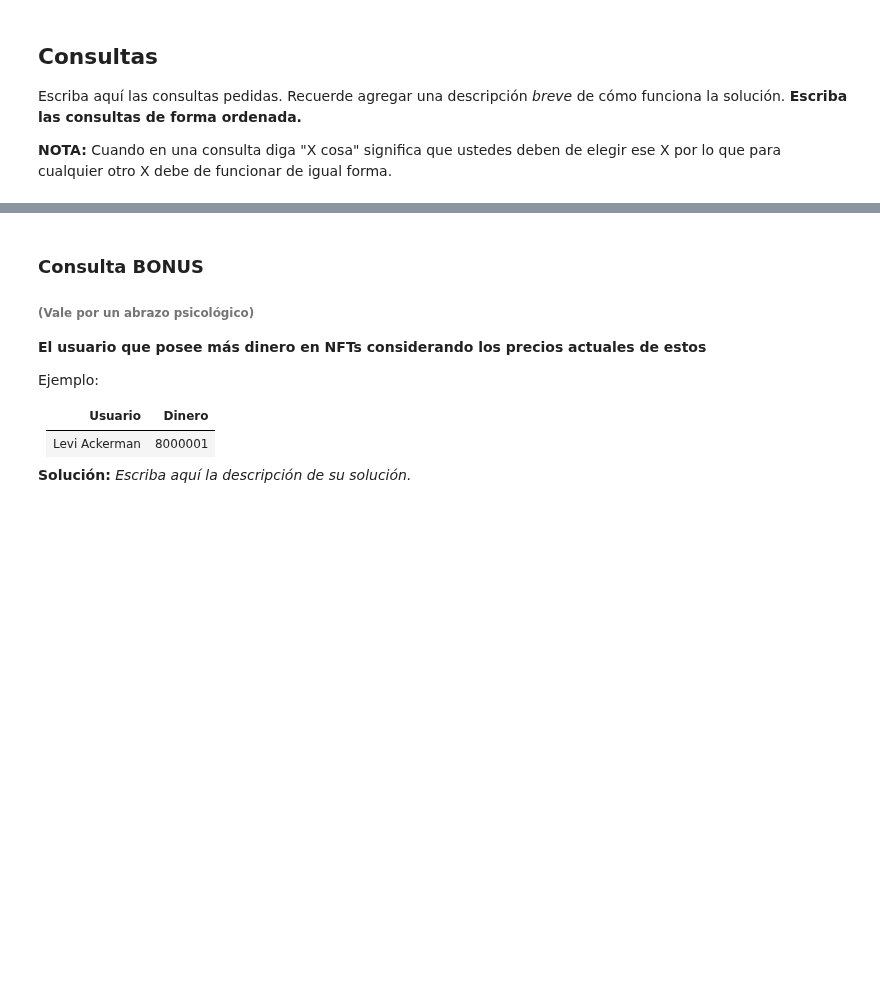
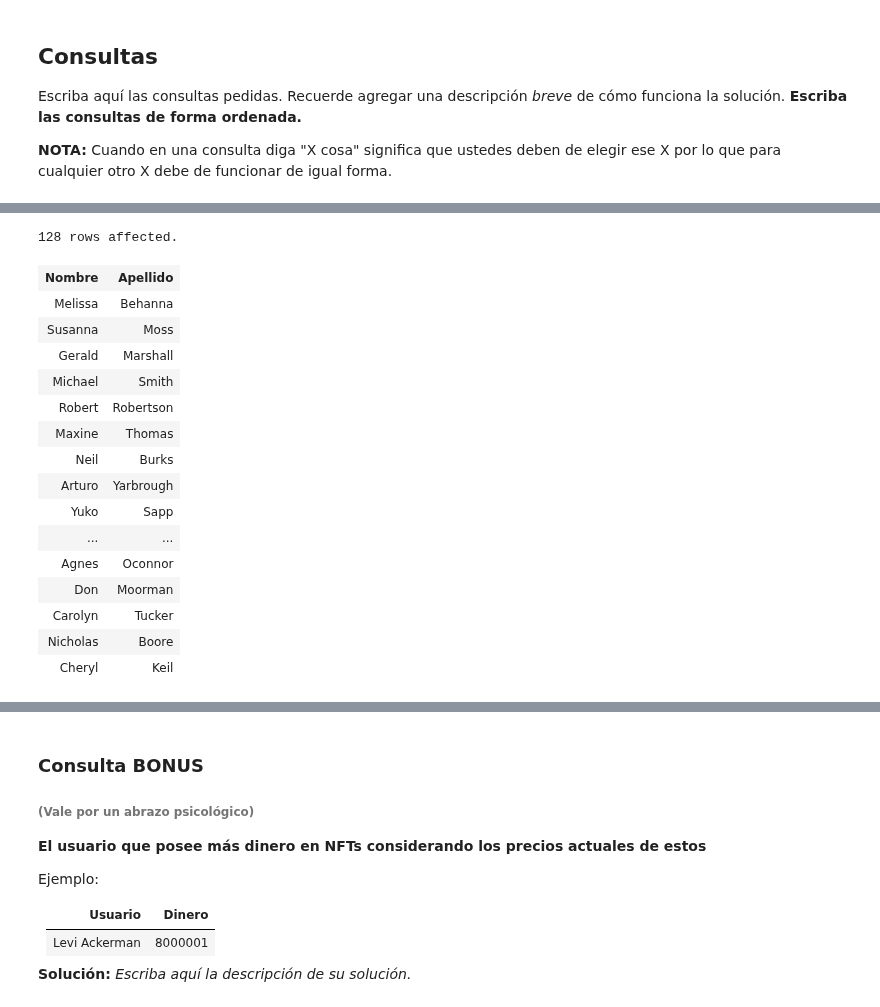
Before and after one commit to cristobalP02/tareas_BaseDeDatos, a Jupyter notebook: Tarea1_Grupo17.ipynb, the cells around one changed output, grey strips where cells are left out. Cells and saved outputs as stored; diff of their text form; code cells hidden in the pictures; blank space fills up the shorter version.

```diff
--- a/Tarea1_Grupo17.ipynb
+++ b/Tarea1_Grupo17.ipynb
@@ -526,0 +479,28 @@ WHERE
+# %%
+%%sql
+SELECT
+    Usuarios.nombre AS "Nombre", Usuarios.apellido AS "Apellido"
+FROM
+    Usuarios LEFT JOIN Usuario_tiene_NFT
+ON
+    Usuarios.ID_usuario = Usuario_tiene_NFT.id_usuario
+WHERE
+    Usuario_tiene_NFT.id_usuario IS NULL;
+# %% [output]
+128 rows affected.
+| Nombre | Apellido |
+| Melissa | Behanna |
+| Susanna | Moss |
+| Gerald | Marshall |
+| Michael | Smith |
+| Robert | Robertson |
+| Maxine | Thomas |
+| Neil | Burks |
+| Arturo | Yarbrough |
+| Yuko | Sapp |
+| ... | ... |
+| Agnes | Oconnor |
+| Don | Moorman |
+| Carolyn | Tucker |
+| Nicholas | Boore |
+| Cheryl | Keil |
```
Also changed, not shown: parts of 45 cells of this notebook.
